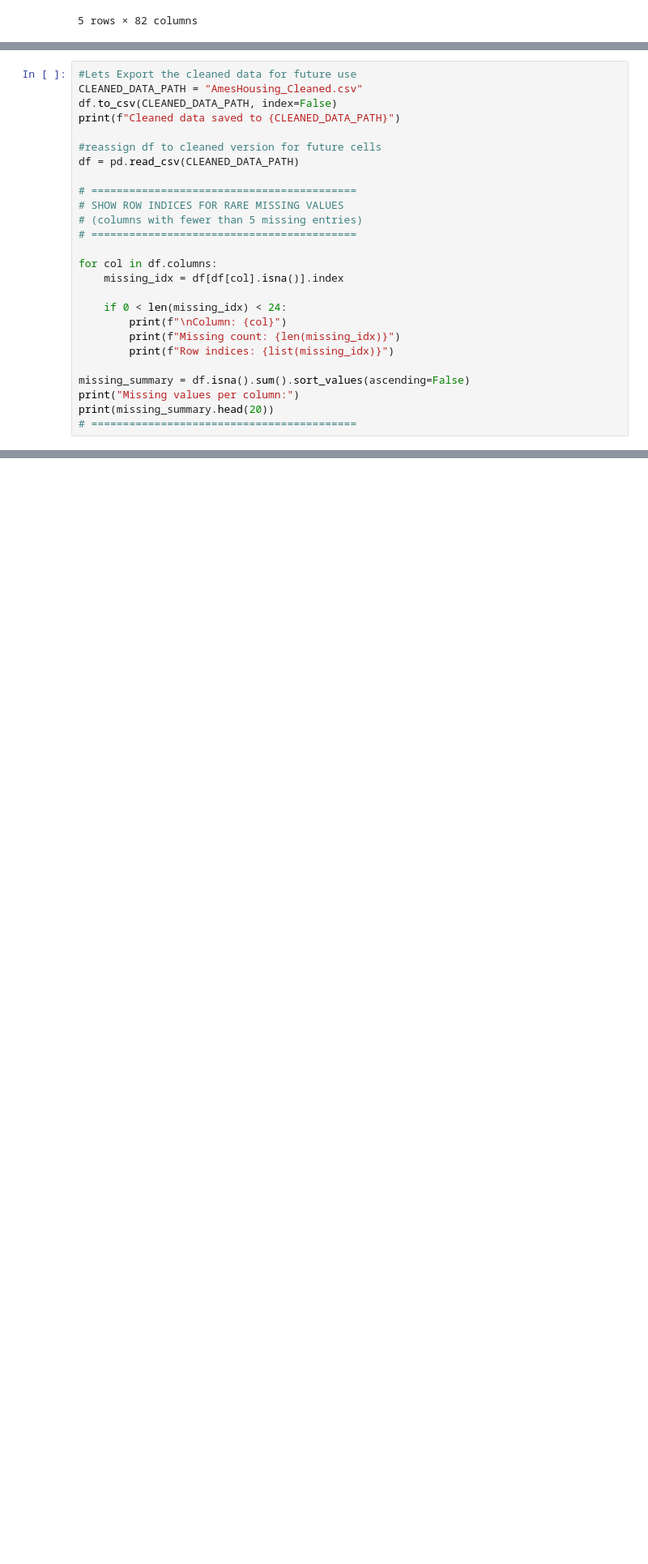
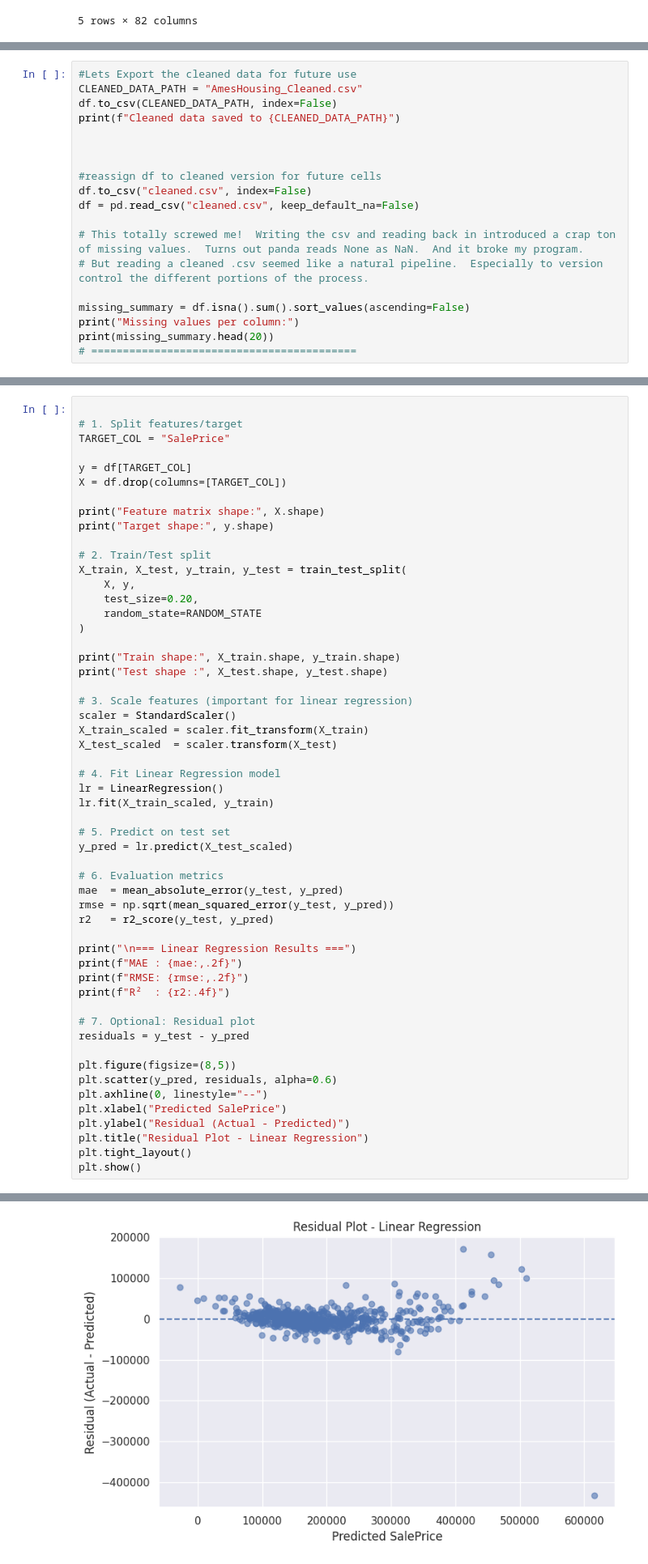
Before and after one commit to MrJohnsonRedRock/ml101, a Jupyter notebook: src/FinalModel - Brian Johnson.ipynb, the cells around one changed output, grey strips where cells are left out. Shown at 81% size. Cells and saved outputs as stored; diff of their text form; blank space fills up the shorter version.

```diff
--- a/src/ML Template.ipynb
+++ b/src/FinalModel - Brian Johnson.ipynb
@@ -916,21 +822,14 @@ CLEANED_DATA_PATH = "AmesHousing_Cleaned.csv"
 df.to_csv(CLEANED_DATA_PATH, index=False)
 print(f"Cleaned data saved to {CLEANED_DATA_PATH}")
 
+
+
 #reassign df to cleaned version for future cells
-df = pd.read_csv(CLEANED_DATA_PATH)
+df.to_csv("cleaned.csv", index=False)
+df = pd.read_csv("cleaned.csv", keep_default_na=False)
 
-# ==========================================
-# SHOW ROW INDICES FOR RARE MISSING VALUES
-# (columns with fewer than 5 missing entries)
-# ==========================================
-
-for col in df.columns:
-    missing_idx = df[df[col].isna()].index
-
-    if 0 < len(missing_idx) < 24:
-        print(f"\nColumn: {col}")
-        print(f"Missing count: {len(missing_idx)}")
-        print(f"Row indices: {list(missing_idx)}")
+# This totally screwed me!  Writing the csv and reading back in introduced a crap ton of missing values.  Turns out panda reads None as NaN.  And it broke my program.
+# But reading a cleaned .csv seemed like a natural pipeline.  Especially to version control the different portions of the process.
 
 missing_summary = df.isna().sum().sort_values(ascending=False)
 print("Missing values per column:")
@@ -1090,0 +1015,55 @@ print("CV R² std:", cv_scores.std())
+# %%
+
+# 1. Split features/target
+TARGET_COL = "SalePrice"
+
+y = df[TARGET_COL]
+X = df.drop(columns=[TARGET_COL])
+
+print("Feature matrix shape:", X.shape)
+print("Target shape:", y.shape)
+
+# 2. Train/Test split
+X_train, X_test, y_train, y_test = train_test_split(
+    X, y,
+    test_size=0.20,
+    random_state=RANDOM_STATE
+)
+
+print("Train shape:", X_train.shape, y_train.shape)
+print("Test shape :", X_test.shape, y_test.shape)
+
+# 3. Scale features (important for linear regression)
+scaler = StandardScaler()
+X_train_scaled = scaler.fit_transform(X_train)
+X_test_scaled  = scaler.transform(X_test)
+
+# 4. Fit Linear Regression model
+lr = LinearRegression()
+lr.fit(X_train_scaled, y_train)
+
+# 5. Predict on test set
+y_pred = lr.predict(X_test_scaled)
+
+# 6. Evaluation metrics
+mae  = mean_absolute_error(y_test, y_pred)
+rmse = np.sqrt(mean_squared_error(y_test, y_pred))
+r2   = r2_score(y_test, y_pred)
+
+print("\n=== Linear Regression Results ===")
+print(f"MAE : {mae:,.2f}")
+print(f"RMSE: {rmse:,.2f}")
+print(f"R²  : {r2:.4f}")
+
+# 7. Optional: Residual plot
+residuals = y_test - y_pred
+
+plt.figure(figsize=(8,5))
+plt.scatter(y_pred, residuals, alpha=0.6)
+plt.axhline(0, linestyle="--")
+plt.xlabel("Predicted SalePrice")
+plt.ylabel("Residual (Actual - Predicted)")
+plt.title("Residual Plot - Linear Regression")
+plt.tight_layout()
+plt.show()
+# %% [output]
@@ -1090,0 +1079 @@ print("CV R² std:", cv_scores.std())
+[figure, added]
```
Also changed, not shown: parts of 34 cells of this notebook, 3 other files.
